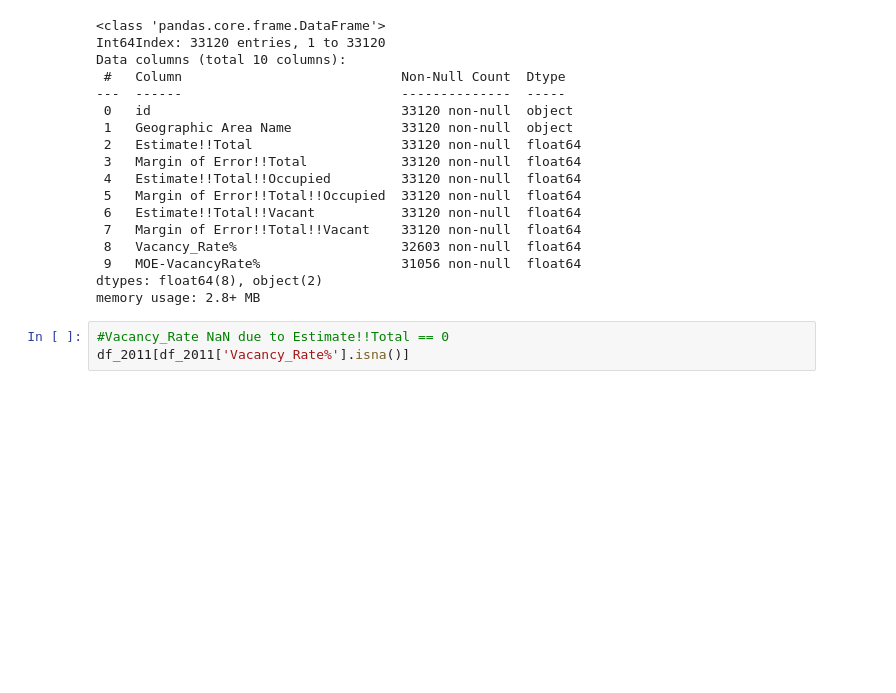
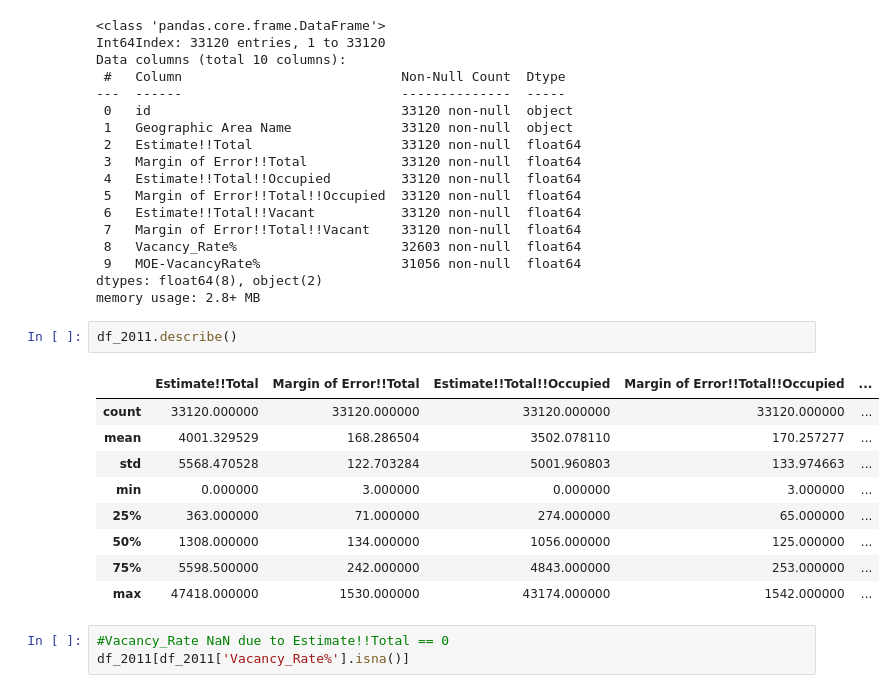
Before and after one commit to jjfrasca/Capstone_2, a Jupyter notebook: notebooks/2.0-jjf-initial-data-wrangling-zipcodeVacancy.ipynb, the cells around one changed output. Drawn from its saved outputs; the diff is of its cells as text; blank space fills up the shorter version.

```diff
--- a/notebooks/2.0-jjf-initial-data-wrangling-zipcodeVacancy.ipynb
+++ b/notebooks/2.0-jjf-initial-data-wrangling-zipcodeVacancy.ipynb
@@ -177,6 +180,18 @@ Data columns (total 10 columns):
  9   MOE-VacancyRate%                  31056 non-null  float64
 dtypes: float64(8), object(2)
 memory usage: 2.8+ MB
+# %%
+df_2011.describe()
+# %% [output]
+|  | Estimate!!Total | Margin of Error!!Total | Estimate!!Total!!Occupied | Margin of Error!!Total!!Occupied | ... |
+| count | 33120.000000 | 33120.000000 | 33120.000000 | 33120.000000 | ... |
+| mean | 4001.329529 | 168.286504 | 3502.078110 | 170.257277 | ... |
+| std | 5568.470528 | 122.703284 | 5001.960803 | 133.974663 | ... |
+| min | 0.000000 | 3.000000 | 0.000000 | 3.000000 | ... |
+| 25% | 363.000000 | 71.000000 | 274.000000 | 65.000000 | ... |
+| 50% | 1308.000000 | 134.000000 | 1056.000000 | 125.000000 | ... |
+| 75% | 5598.500000 | 242.000000 | 4843.000000 | 253.000000 | ... |
+| max | 47418.000000 | 1530.000000 | 43174.000000 | 1542.000000 | ... |
 # %%
 #Vacancy_Rate NaN due to Estimate!!Total == 0
 df_2011[df_2011['Vacancy_Rate%'].isna()]
```
Also changed, not shown: parts of 18 cells of this notebook, 1 other file.
